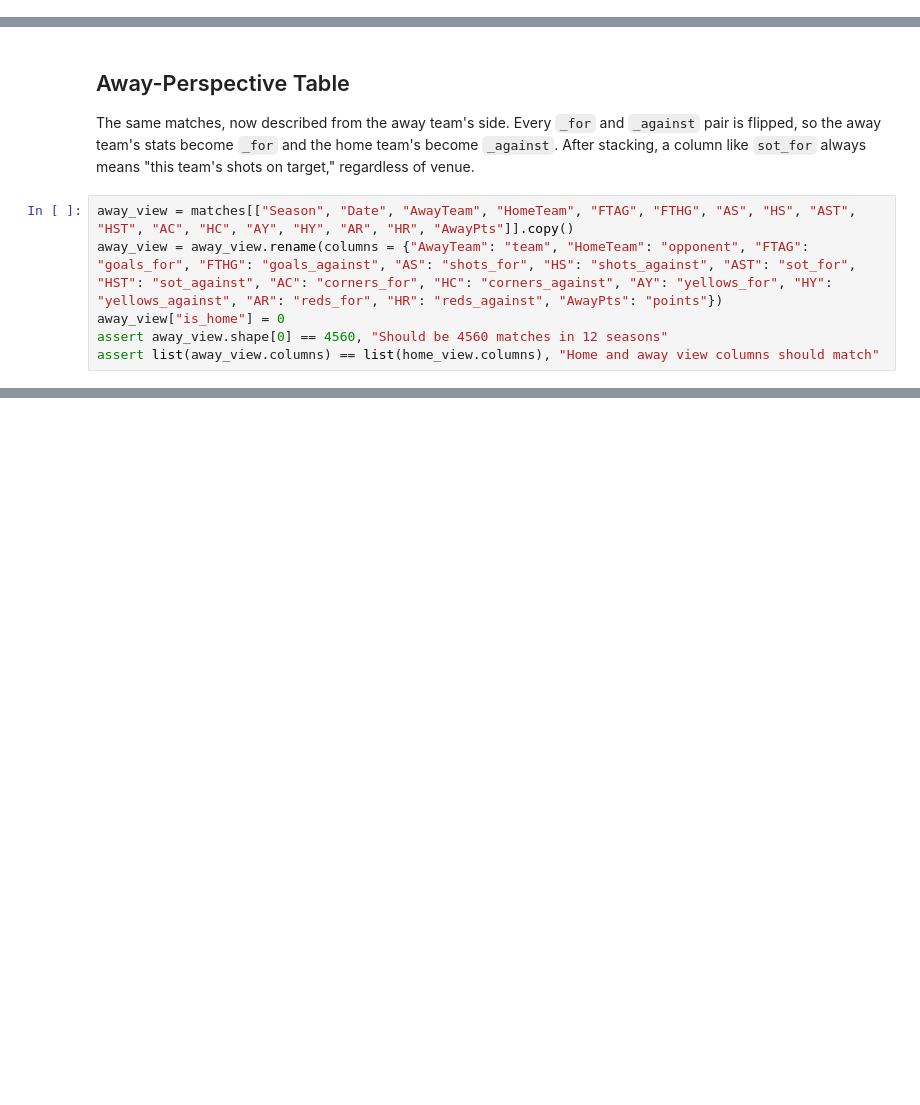
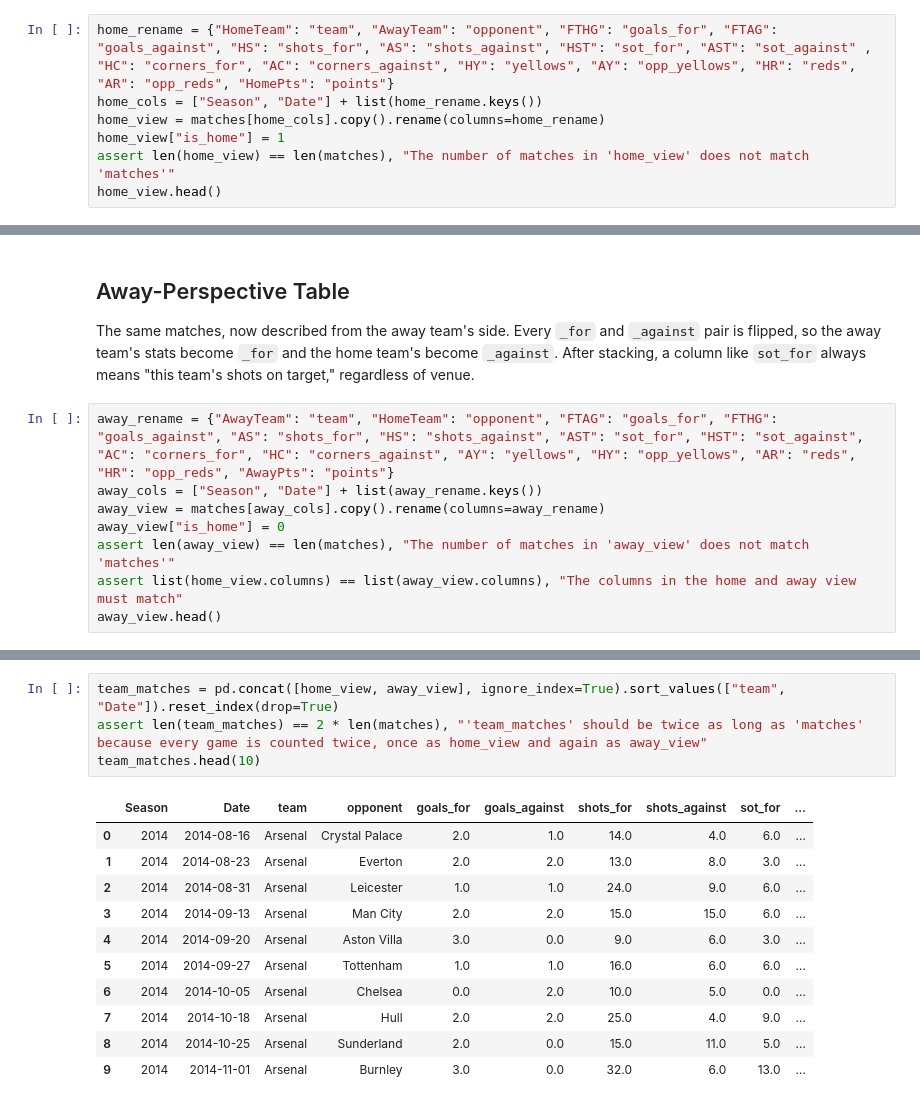
Before and after one commit to brodieflaherty/Premier-League-Soccer-Match-Predictor, a Jupyter notebook: notebooks/02_feature_engineering.ipynb, the cells around one changed output, grey strips where cells are left out. Saved outputs shown, nothing was run; the diff lists cells and outputs as text; blank space fills up the shorter version.

```diff
--- a/notebooks/02_feature_engineering.ipynb
+++ b/notebooks/02_feature_engineering.ipynb
@@ -43,0 +39,7 @@ assert home_view.shape[0] == 4560, "Should be 4560 matches in 12 seasons"
+# %%
+home_rename = {"HomeTeam": "team", "AwayTeam": "opponent", "FTHG": "goals_for", "FTAG": "goals_against", "HS": "shots_for", "AS": "shots_against", "HST": "sot_for", "AST": "sot_against" , "HC": "corners_for", "AC": "corners_against", "HY": "yellows", "AY": "opp_yellows", "HR": "reds", "AR": "opp_reds", "HomePts": "points"}
+home_cols = ["Season", "Date"] + list(home_rename.keys())
+home_view = matches[home_cols].copy().rename(columns=home_rename)
+home_view["is_home"] = 1
+assert len(home_view) == len(matches), "The number of matches in 'home_view' does not match 'matches'"
+home_view.head()
@@ -46,8 +55,10 @@ assert home_view.shape[0] == 4560, "Should be 4560 matches in 12 seasons"
 
 The same matches, now described from the away team's side. Every `_for` and `_against` pair is flipped, so the away team's stats become `_for` and the home team's become `_against`. After stacking, a column like `sot_for` always means "this team's shots on target," regardless of venue.
 # %%
-away_view = matches[["Season", "Date", "AwayTeam", "HomeTeam", "FTAG", "FTHG", "AS", "HS", "AST", "HST", "AC", "HC", "AY", "HY", "AR", "HR", "AwayPts"]].copy()
-away_view = away_view.rename(columns = {"AwayTeam": "team", "HomeTeam": "opponent", "FTAG": "goals_for", "FTHG": "goals_against", "AS": "shots_for", "HS": "shots_against", "AST": "sot_for", "HST": "sot_against", "AC": "corners_for", "HC": "corners_against", "AY": "yellows_for", "HY": "yellows_against", "AR": "reds_for", "HR": "reds_against", "AwayPts": "points"})
+away_rename = {"AwayTeam": "team", "HomeTeam": "opponent", "FTAG": "goals_for", "FTHG": "goals_against", "AS": "shots_for", "HS": "shots_against", "AST": "sot_for", "HST": "sot_against", "AC": "corners_for", "HC": "corners_against", "AY": "yellows", "HY": "opp_yellows", "AR": "reds", "HR": "opp_reds", "AwayPts": "points"}
+away_cols = ["Season", "Date"] + list(away_rename.keys())
+away_view = matches[away_cols].copy().rename(columns=away_rename)
 away_view["is_home"] = 0
-assert away_view.shape[0] == 4560, "Should be 4560 matches in 12 seasons"
-assert list(away_view.columns) == list(home_view.columns), "Home and away view columns should match"
+assert len(away_view) == len(matches), "The number of matches in 'away_view' does not match 'matches'"
+assert list(home_view.columns) == list(away_view.columns), "The columns in the home and away view must match"
+away_view.head()
@@ -53,0 +76,16 @@ assert list(away_view.columns) == list(home_view.columns), "Home and away view c
+# %%
+team_matches = pd.concat([home_view, away_view], ignore_index=True).sort_values(["team", "Date"]).reset_index(drop=True)
+assert len(team_matches) == 2 * len(matches), "'team_matches' should be twice as long as 'matches' because every game is counted twice, once as home_view and again as away_view"
+team_matches.head(10)
+# %% [output]
+|  | Season | Date | team | opponent | goals_for | goals_against | shots_for | shots_against | sot_for | ... |
+| 0 | 2014 | 2014-08-16 | Arsenal | Crystal Palace | 2.0 | 1.0 | 14.0 | 4.0 | 6.0 | ... |
+| 1 | 2014 | 2014-08-23 | Arsenal | Everton | 2.0 | 2.0 | 13.0 | 8.0 | 3.0 | ... |
+| 2 | 2014 | 2014-08-31 | Arsenal | Leicester | 1.0 | 1.0 | 24.0 | 9.0 | 6.0 | ... |
+| 3 | 2014 | 2014-09-13 | Arsenal | Man City | 2.0 | 2.0 | 15.0 | 15.0 | 6.0 | ... |
+| 4 | 2014 | 2014-09-20 | Arsenal | Aston Villa | 3.0 | 0.0 | 9.0 | 6.0 | 3.0 | ... |
+| 5 | 2014 | 2014-09-27 | Arsenal | Tottenham | 1.0 | 1.0 | 16.0 | 6.0 | 6.0 | ... |
+| 6 | 2014 | 2014-10-05 | Arsenal | Chelsea | 0.0 | 2.0 | 10.0 | 5.0 | 0.0 | ... |
+| 7 | 2014 | 2014-10-18 | Arsenal | Hull | 2.0 | 2.0 | 25.0 | 4.0 | 9.0 | ... |
+| 8 | 2014 | 2014-10-25 | Arsenal | Sunderland | 2.0 | 0.0 | 15.0 | 11.0 | 5.0 | ... |
+| 9 | 2014 | 2014-11-01 | Arsenal | Burnley | 3.0 | 0.0 | 32.0 | 6.0 | 13.0 | ... |
```
Also changed, not shown: parts of 11 cells of this notebook.
